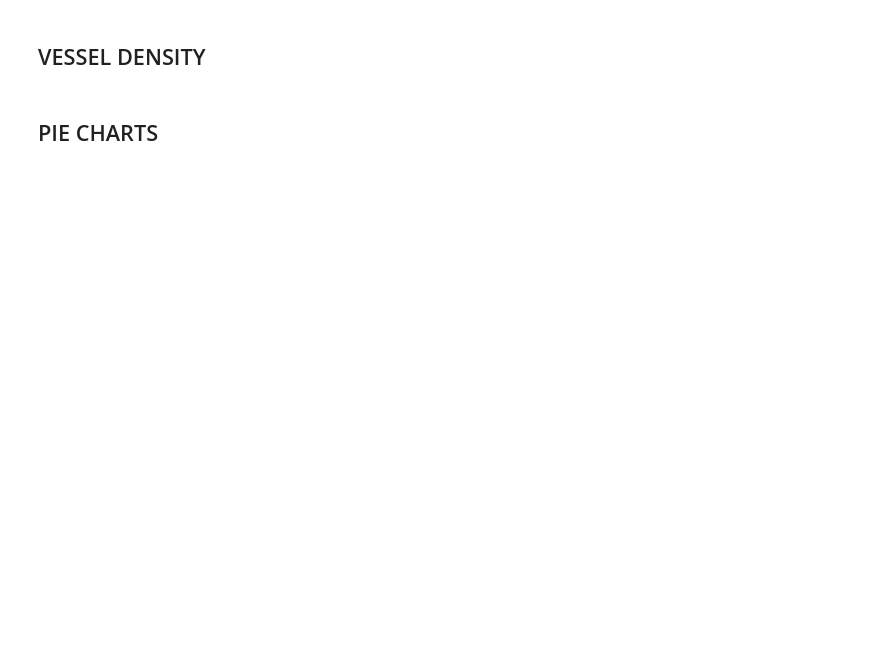
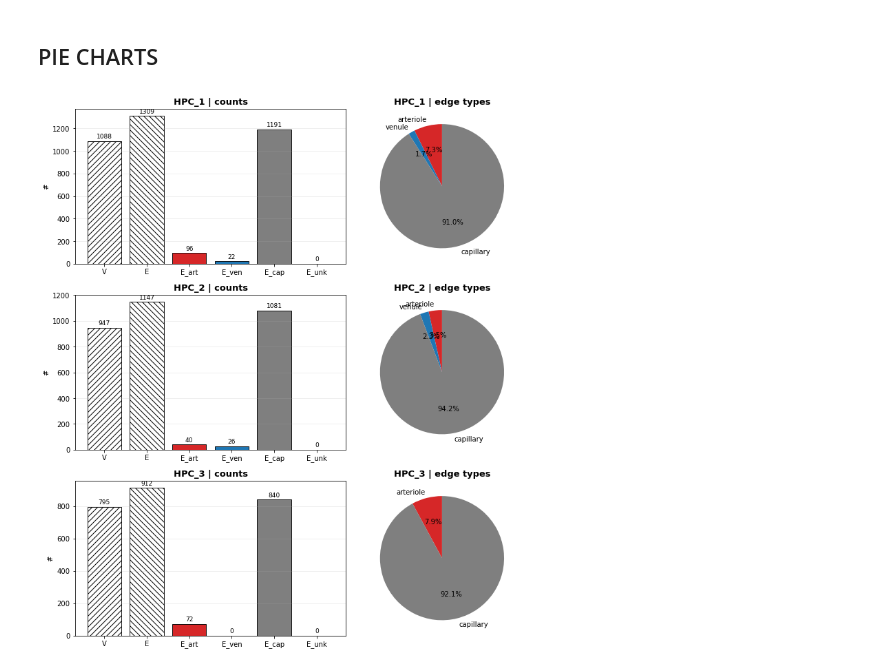
Before and after one commit to abarrio12/ARTORG, a Jupyter notebook: codes/Graph Analysis & by region/Graph analysis/test.ipynb, the cells around one changed output. Drawn from its saved outputs; the diff is of its cells as text; code cells hidden in the pictures; blank space fills up the shorter version.

```diff
--- a/codes/Graph Analysis & by region/Graph analysis/test.ipynb
+++ b/codes/Graph Analysis & by region/Graph analysis/test.ipynb
@@ -1132,0 +890,26 @@ else:
+# %%
+
+# grouped boxplots
+if diam_length_global_boxes:
+    dl = pd.concat(diam_length_global_boxes, ignore_index=True)
+    dl["type"] = dl["type"].astype(str)
+    plot_grouped_boxplot_types_per_graph(
+        dl,
+        value_col="diameter_vox",
+        type_col="type",
+        graphs_order=BOX_ORDER,
+        types_order=("arteriole", "venule", "capillary"),
+        type_colors=VESSEL_COL,
+        title=f"Diameter grouped boxplots (3 vessel types per HPC) | {BOX_LABEL}",
+        ylabel="Diameter (vox)"
+    )
+    plot_grouped_boxplot_types_per_graph(
+        dl,
+        value_col="length_um",
+        type_col="type",
+        graphs_order=BOX_ORDER,
+        types_order=("arteriole", "venule", "capillary"),
+        type_colors=VESSEL_COL,
+        title=f"Length grouped boxplots (3 vessel types per HPC) | {BOX_LABEL}",
+        ylabel="Length (µm)"
+    )
@@ -1368,2 +1159,0 @@ if diam_long_parts:
-# %% [markdown]
-## VESSEL DENSITY
@@ -1620,7 +1160,7 @@ if density_box_values:
 # %% [markdown]
 ## PIE CHARTS
 # %%
-def plot_pies_with_bars_edge_types(comp_df, box_order=None, type_colors=None):
+def plot_pies_with_bars_edge_types(comp_df, box_order=None, type_colors=VESSEL_COL):
     """
     For each box (graph), draw:
       - left: bar chart with V, E, and edge counts per type
@@ -1636,7 +1176,7 @@ def plot_pies_with_bars_edge_types(comp_df, box_order=None, type_colors=None):
             "arteriole": "#d62728",
             "venule": "#1f77b4",
             "capillary": "#7f7f7f",
-            "unknown": "#c7c7c7",
+
         }
 
     n = len(box_order)
@@ -1672,7 +1212,7 @@ def plot_pies_with_bars_edge_types(comp_df, box_order=None, type_colors=None):
             type_colors["arteriole"],
             type_colors["venule"],
             type_colors["capillary"],
-            type_colors["unknown"],
+
         ]
 
         bars = ax_bar.bar(bar_labels, bar_values, color=bar_colors, edgecolor="black", linewidth=0.9)
@@ -1686,31 +1226,33 @@ def plot_pies_with_bars_edge_types(comp_df, box_order=None, type_colors=None):
         ax_bar.grid(alpha=0.25, axis="y")
 
         ymax = max(bar_values) if bar_values else 1.0
         for x, v in enumerate(bar_values):
             ax_bar.text(x, v + 0.01 * ymax, f"{int(v)}", ha="center", va="bottom", fontsize=9)
 
         # ---- RIGHT: pie
         ax_pie = axes[i, 1]
         labels, vals, cols = [], [], []
         for lab, col in [
             ("arteriole","E_arteriole"),
             ("venule","E_venule"),
             ("capillary","E_capillary"),
             ("unknown","E_unknown")
         ]:
             v = float(row.get(col, 0))
             if v > 0:
                 labels.append(lab)
                 vals.append(v)
                 cols.append(type_colors.get(lab, "lightgrey"))
 
         if sum(vals) == 0:
             ax_pie.text(0.5, 0.5, "no data", ha="center", va="center")
         else:
             ax_pie.pie(vals, labels=labels, colors=cols, autopct="%1.1f%%", startangle=90)
 
         ax_pie.set_title(f"{g} | edge types", fontsize=13, fontweight="bold")
 
     plt.tight_layout()
     plt.show()
-plot_pies_with_bars_edge_types(summary_df, box_order=BOX_ORDER, type_colors=type_colors )
+plot_pies_with_bars_edge_types(summary_df, box_order=BOX_ORDER, type_colors = VESSEL_COL)
+# %% [output]
+[figure, added]
```
Also changed, not shown: parts of 53 cells of this notebook, 1 other file.
